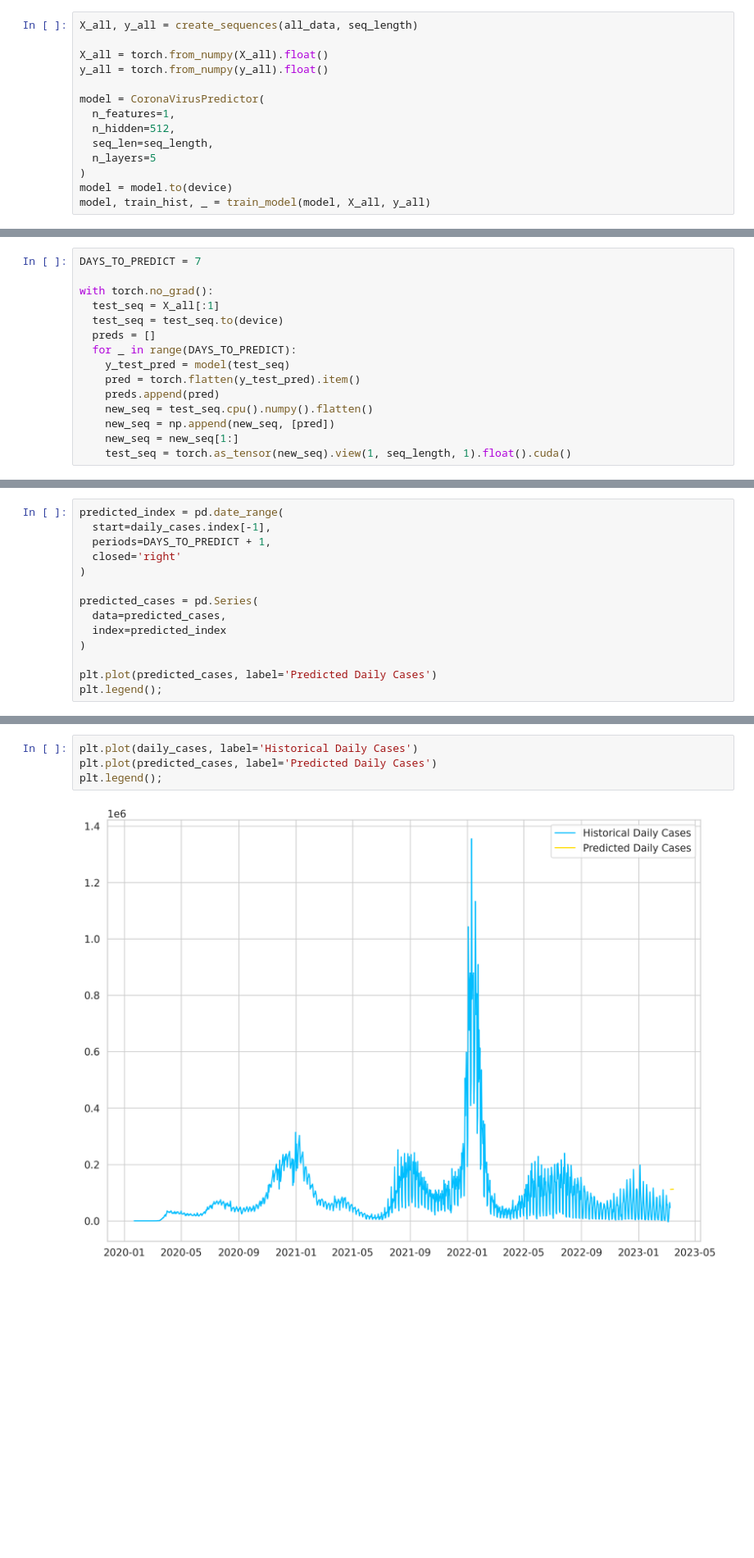
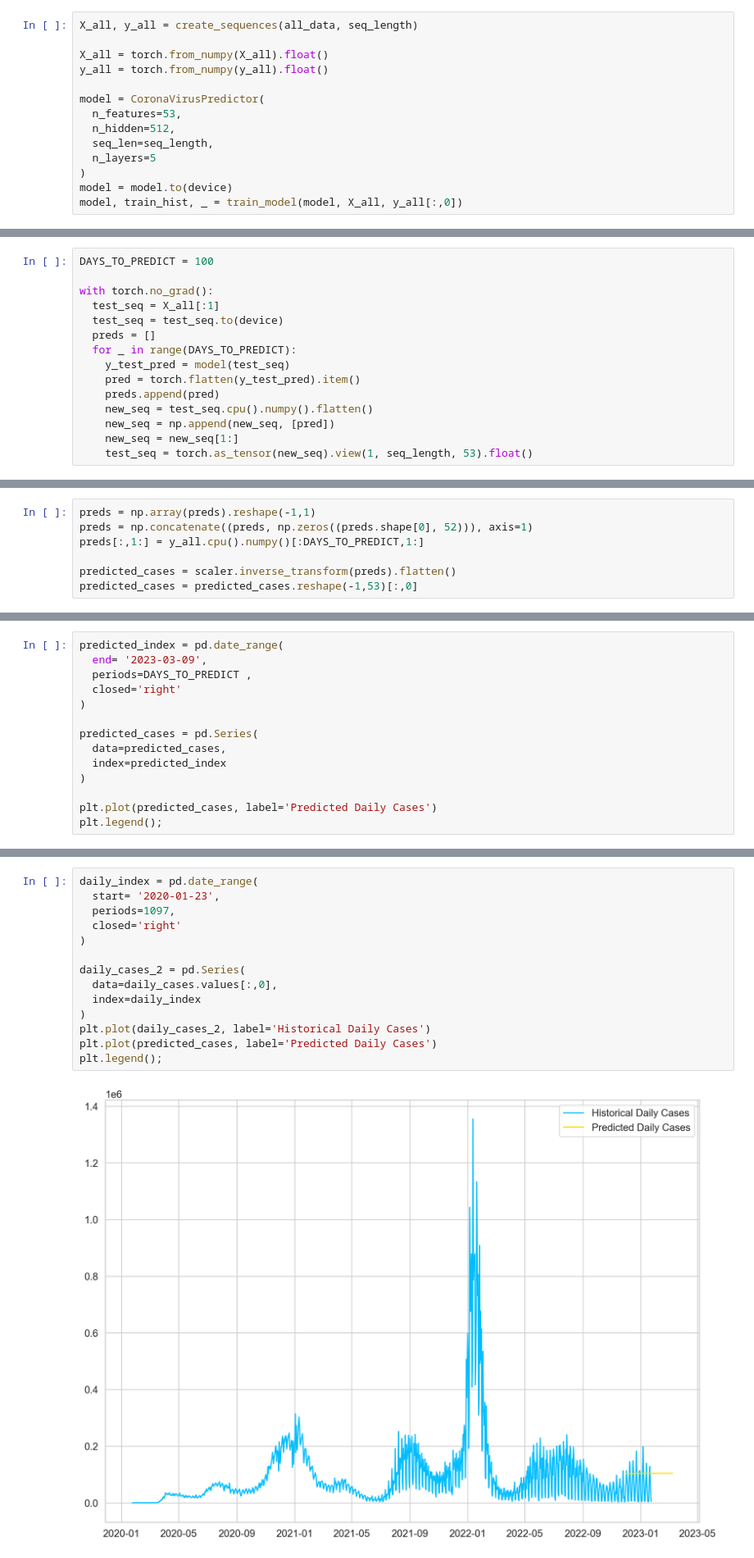
Before and after one commit to stampliu/7102GP, a Jupyter notebook: covid-forecasting/notebooks/time-series-covid-19.ipynb, the cells around one changed output, grey strips where cells are left out. Shown at 82% size. Saved outputs shown, nothing was run; the diff lists cells and outputs as text; blank space fills up the shorter version.

```diff
--- a/covid-forecasting/notebooks/time-series-covid-19.ipynb
+++ b/covid-forecasting/notebooks/time-series-covid-19.ipynb
@@ -488,11 +440,11 @@ X_all = torch.from_numpy(X_all).float()
 y_all = torch.from_numpy(y_all).float()
 
 model = CoronaVirusPredictor(
-  n_features=1,
+  n_features=53,
   n_hidden=512,
   seq_len=seq_length,
   n_layers=5
 )
 model = model.to(device)
-model, train_hist, _ = train_model(model, X_all, y_all)
+model, train_hist, _ = train_model(model, X_all, y_all[:,0])
 # %% [output]
@@ -523,5 +452,5 @@ We'll use our "fully trained" model to predict the confirmed cases for 12 days i
 # %%
-DAYS_TO_PREDICT = 7
+DAYS_TO_PREDICT = 100
 
 with torch.no_grad():
   test_seq = X_all[:1]
@@ -534,4 +463,4 @@ with torch.no_grad():
     new_seq = test_seq.cpu().numpy().flatten()
     new_seq = np.append(new_seq, [pred])
     new_seq = new_seq[1:]
-    test_seq = torch.as_tensor(new_seq).view(1, seq_length, 1).float().cuda()
+    test_seq = torch.as_tensor(new_seq).view(1, seq_length, 53).float()
@@ -546,3 +467,10 @@ To create a cool chart with the historical and predicted cases, we need to exten
+# %%
+preds = np.array(preds).reshape(-1,1)
+preds = np.concatenate((preds, np.zeros((preds.shape[0], 52))), axis=1)
+preds[:,1:] = y_all.cpu().numpy()[:DAYS_TO_PREDICT,1:]
+
+predicted_cases = scaler.inverse_transform(preds).flatten()
+predicted_cases = predicted_cases.reshape(-1,53)[:,0]
 # %%
 daily_cases.index[-1]
 # %% [output]
@@ -550,7 +478,7 @@ Timestamp('2023-03-09 00:00:00')
 # %%
 predicted_index = pd.date_range(
-  start=daily_cases.index[-1],
-  periods=DAYS_TO_PREDICT + 1,
+  end= '2023-03-09',
+  periods=DAYS_TO_PREDICT ,
   closed='right'
 )
 
@@ -568,6 +494,16 @@ Now we can use all the data to plot the results:
 # %%
-plt.plot(daily_cases, label='Historical Daily Cases')
+daily_index = pd.date_range(
+  start= '2020-01-23',
+  periods=1097,
+  closed='right'
+)
+
+daily_cases_2 = pd.Series(
+  data=daily_cases.values[:,0],
+  index=daily_index
+)
+plt.plot(daily_cases_2, label='Historical Daily Cases')
 plt.plot(predicted_cases, label='Predicted Daily Cases')
 plt.legend();
 # %% [output]
-[figure, old version]
+[figure, new version]
```
Also changed, not shown: parts of 62 cells of this notebook.
